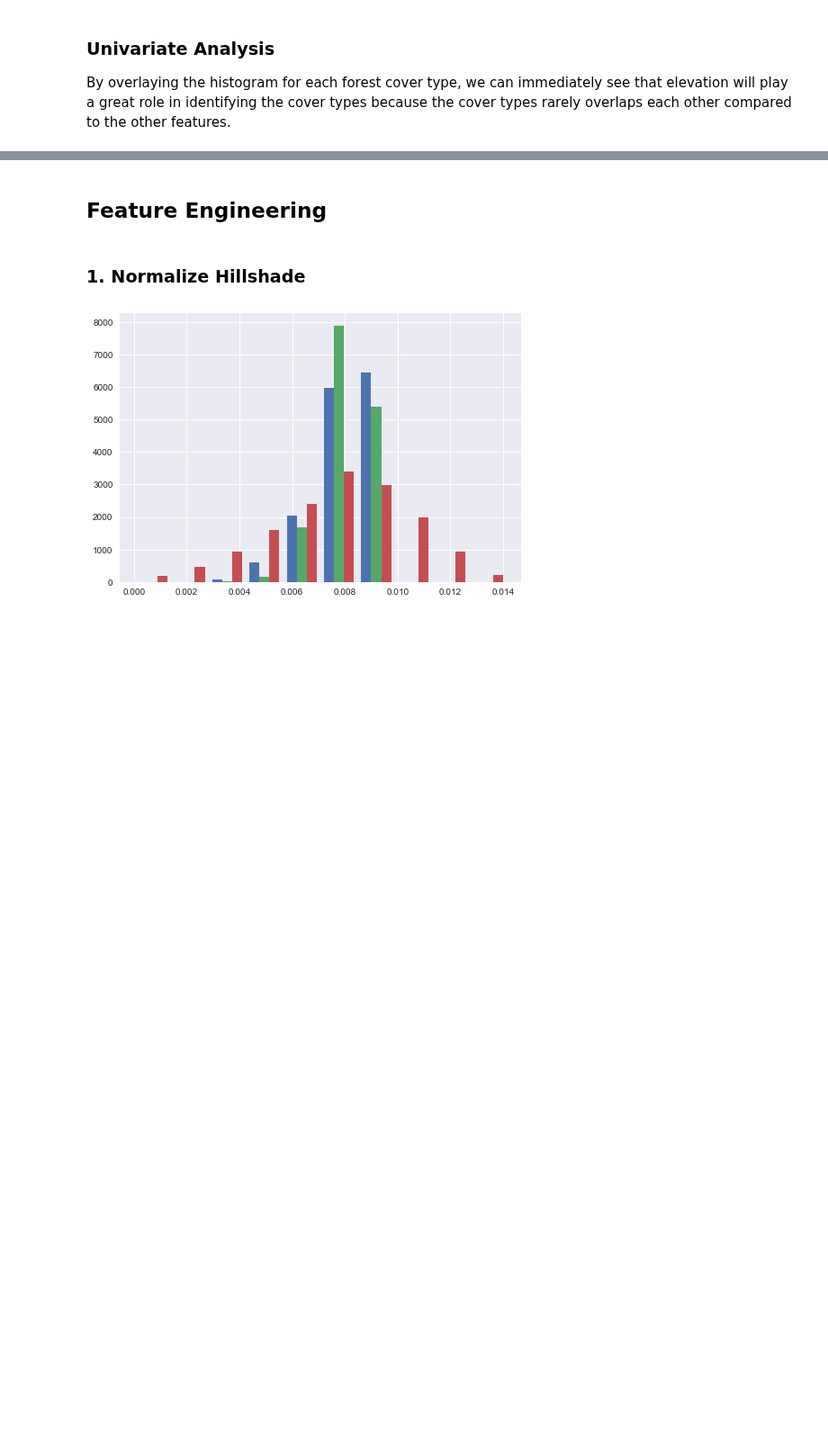
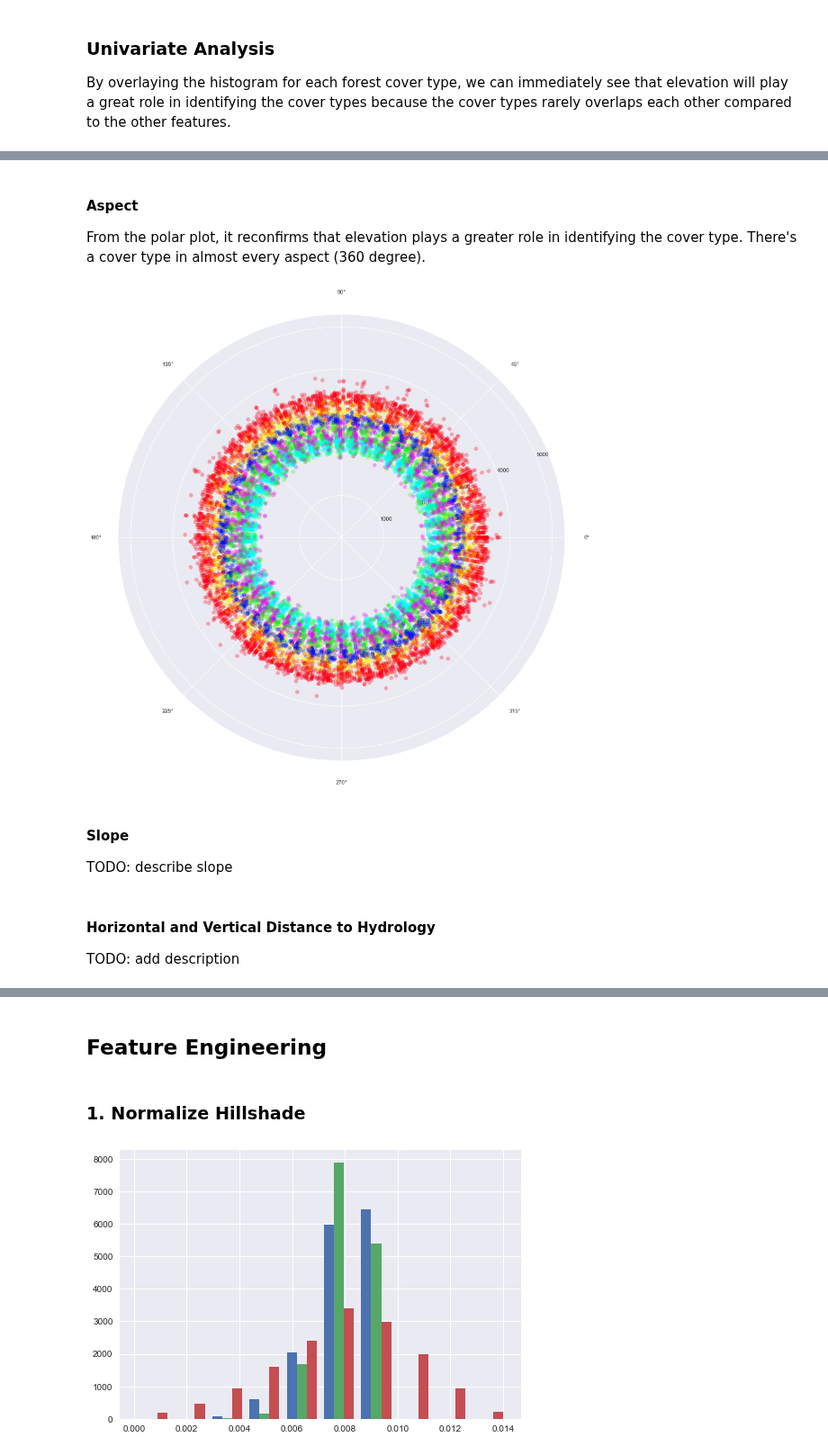
Before and after one commit to tiffapedia/w207-final, a Jupyter notebook: final.ipynb, the cells around one changed output, grey strips where cells are left out. Shown at 90% size. Drawn from its saved outputs; the diff is of its cells as text; code cells hidden in the pictures; blank space fills up the shorter version.

```diff
--- a/final.ipynb
+++ b/final.ipynb
@@ -370,0 +394,10 @@ plt.show()
+# %% [markdown]
+#### Aspect
+
+From the polar plot, it reconfirms that elevation plays a greater role in identifying the cover type. There's a cover type in almost every aspect (360 degree).
+# %%
+fig, ax = plt.subplots(nrows=1, ncols=1, figsize=(15,15))
+ax = plt.subplot(111, projection='polar')
+ax.scatter(train['Aspect'], train['Elevation'], c=train['Cover_Type'], cmap='hsv', alpha=0.3);
+# %% [output]
+[figure, added]
@@ -370,0 +406,4 @@ plt.show()
+# %% [markdown]
+#### Slope
+
+TODO: describe slope
@@ -370,0 +412,4 @@ plt.show()
+# %% [markdown]
+#### Horizontal and Vertical Distance to Hydrology
+
+TODO: add description
```
Also changed, not shown: parts of 43 cells of this notebook.
